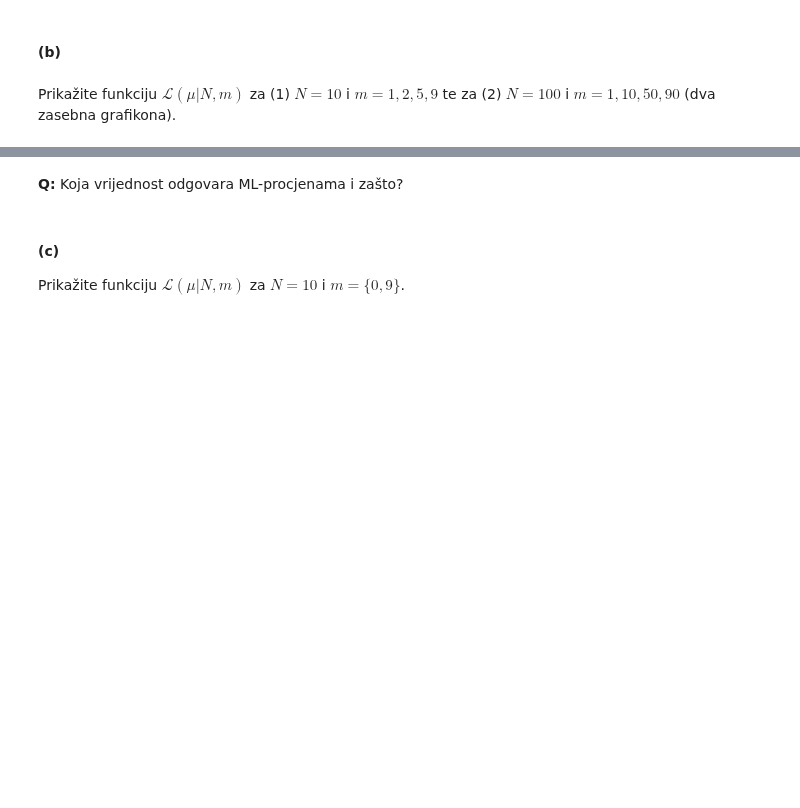
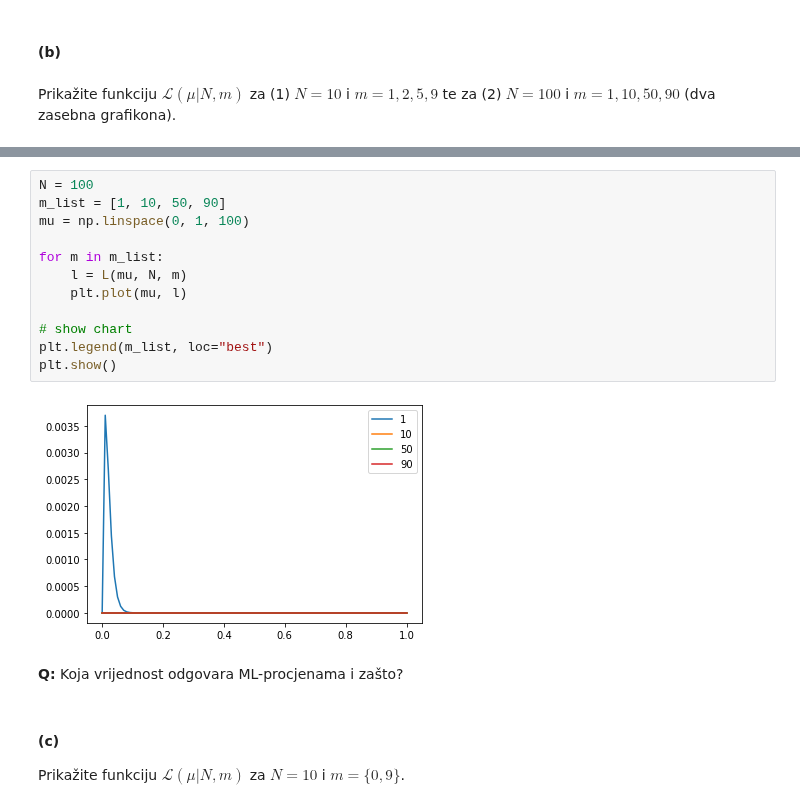
Before and after one commit to sskender/machine-learning-1, a Jupyter notebook: SU1-2021-13-14-Procjena-parametara.ipynb, the cells around one changed output, grey strips where cells are left out. Drawn from its saved outputs; the diff is of its cells as text; blank space fills up the shorter version.

```diff
--- a/SU1-2021-13-14-Procjena-parametara.ipynb
+++ b/SU1-2021-13-14-Procjena-parametara.ipynb
@@ -51,3 +65,17 @@ Prikažite funkciju $\mathcal{L}(\mu|N,m)$ za (1) $N=10$ i $m=1,2,5,9$ te za (2)
+# %%
+N = 100
+m_list = [1, 10, 50, 90]
+mu = np.linspace(0, 1, 100)
+
+for m in m_list:
+    l = L(mu, N, m)
+    plt.plot(mu, l)
+
+# show chart
+plt.legend(m_list, loc="best")
+plt.show()
+# %% [output]
+[figure, added]
 # %% [markdown]
 **Q:** Koja vrijednost odgovara ML-procjenama i zašto?
 # %% [markdown]
```
Also changed, not shown: parts of 6 cells of this notebook, 1 other file.
